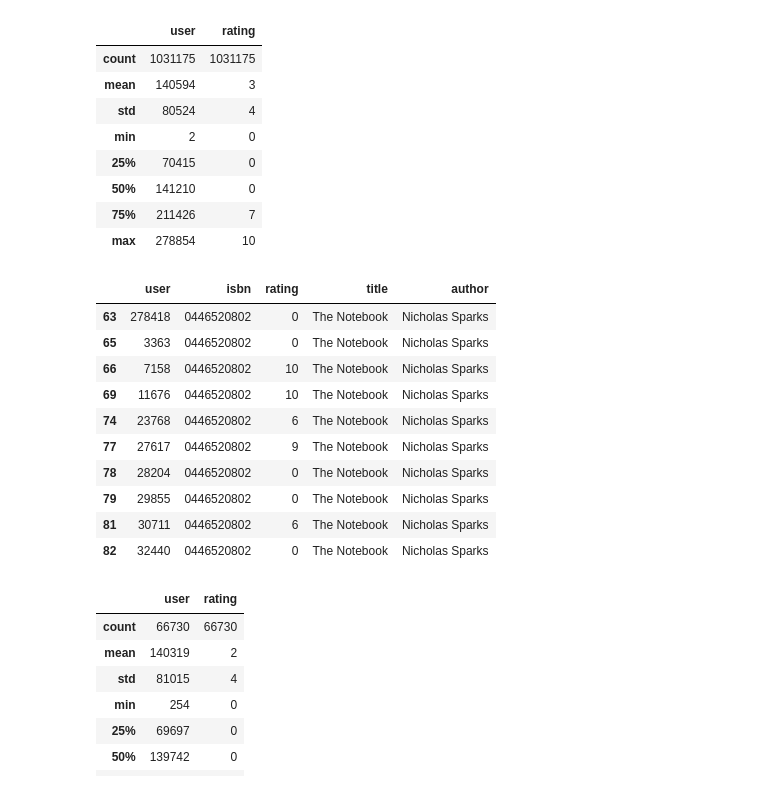
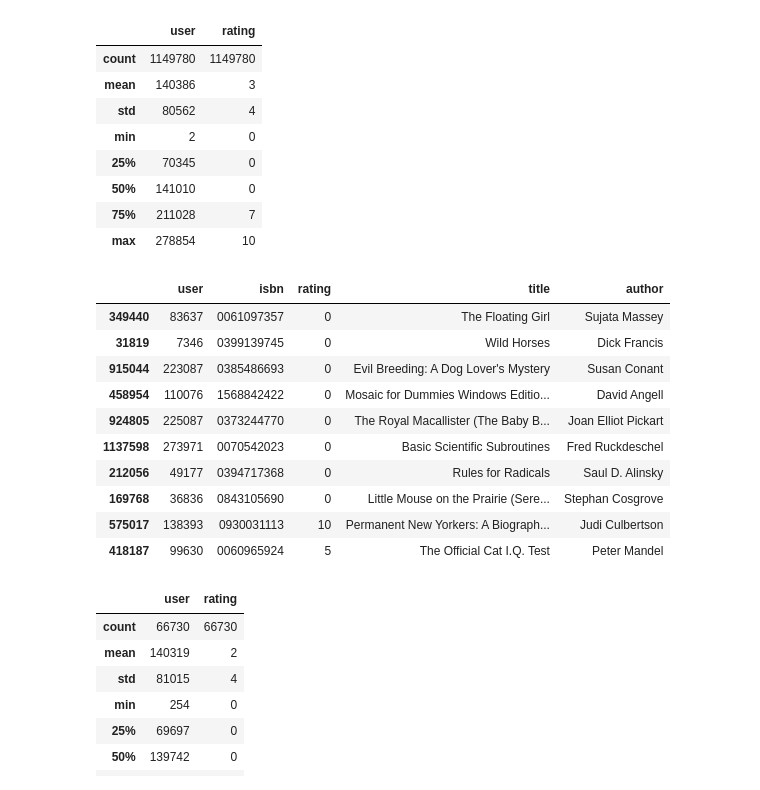
Before and after one commit to MatiasCarbone/FCC-machinelearning, a Jupyter notebook: knn_book_recommendation.ipynb, the cells around one changed output. Saved outputs shown, nothing was run; the diff lists cells and outputs as text; code cells hidden in the pictures.

```diff
--- a/knn_book_recommendation.ipynb
+++ b/knn_book_recommendation.ipynb
@@ -44,33 +44,33 @@ df_ratings = pd.read_csv(
 for file in filenames:
     os.remove(file)
 # %%
-df = df_ratings.merge(df_books)
+df = df_ratings.merge(right = df_books, how = 'left')
 
 df.describe()
 # %% [output]
 |  | user | rating |
-| count | 1031175 | 1031175 |
-| mean | 140594 | 3 |
-| std | 80524 | 4 |
+| count | 1149780 | 1149780 |
+| mean | 140386 | 3 |
+| std | 80562 | 4 |
 | min | 2 | 0 |
-| 25% | 70415 | 0 |
-| 50% | 141210 | 0 |
-| 75% | 211426 | 7 |
+| 25% | 70345 | 0 |
+| 50% | 141010 | 0 |
+| 75% | 211028 | 7 |
 | max | 278854 | 10 |
 # %%
-df.head(10)
+df.sample(10)
 # %% [output]
 |  | user | isbn | rating | title | author |
-| 63 | 278418 | 0446520802 | 0 | The Notebook | Nicholas Sparks |
-| 65 | 3363 | 0446520802 | 0 | The Notebook | Nicholas Sparks |
-| 66 | 7158 | 0446520802 | 10 | The Notebook | Nicholas Sparks |
-| 69 | 11676 | 0446520802 | 10 | The Notebook | Nicholas Sparks |
-| 74 | 23768 | 0446520802 | 6 | The Notebook | Nicholas Sparks |
-| 77 | 27617 | 0446520802 | 9 | The Notebook | Nicholas Sparks |
-| 78 | 28204 | 0446520802 | 0 | The Notebook | Nicholas Sparks |
-| 79 | 29855 | 0446520802 | 0 | The Notebook | Nicholas Sparks |
-| 81 | 30711 | 0446520802 | 6 | The Notebook | Nicholas Sparks |
-| 82 | 32440 | 0446520802 | 0 | The Notebook | Nicholas Sparks |
+| 349440 | 83637 | 0061097357 | 0 | The Floating Girl | Sujata Massey |
+| 31819 | 7346 | 0399139745 | 0 | Wild Horses | Dick Francis |
+| 915044 | 223087 | 0385486693 | 0 | Evil Breeding: A Dog Lover's Mystery | Susan Conant |
+| 458954 | 110076 | 1568842422 | 0 | Mosaic for Dummies Windows Editio... | David Angell |
+| 924805 | 225087 | 0373244770 | 0 | The Royal Macallister (The Baby B... | Joan Elliot Pickart |
+| 1137598 | 273971 | 0070542023 | 0 | Basic Scientific Subroutines | Fred Ruckdeschel |
+| 212056 | 49177 | 0394717368 | 0 | Rules for Radicals | Saul D. Alinsky |
+| 169768 | 36836 | 0843105690 | 0 | Little Mouse on the Prairie (Sere... | Stephan Cosgrove |
+| 575017 | 138393 | 0930031113 | 10 | Permanent New Yorkers: A Biograph... | Judi Culbertson |
+| 418187 | 99630 | 0060965924 | 5 | The Official Cat I.Q. Test | Peter Mandel |
 # %%
 # Get list of users that posted 200+ reviews
 users = df.groupby('user').count().title.sort_values()
```
Also changed, not shown: parts of 5 cells of this notebook.
